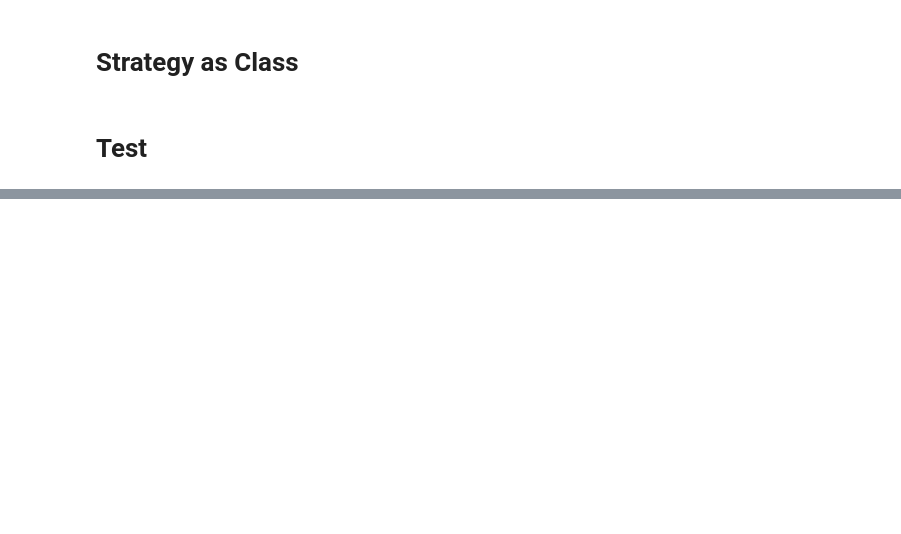
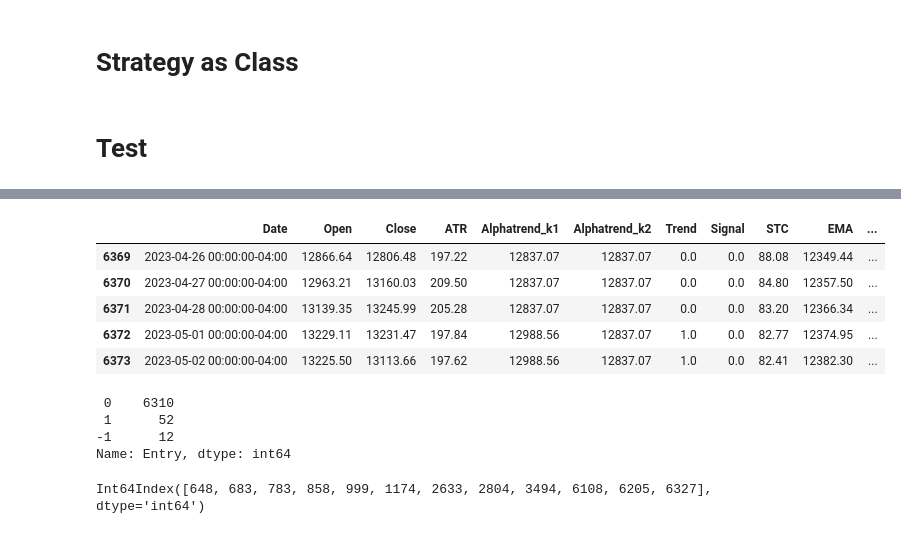
Before and after one commit to AxelRK200/strategies_backtesting, a Jupyter notebook: AT_STC_EMA_Strategy_Class.ipynb, the cells around one changed output, grey strips where cells are left out. Saved outputs shown, nothing was run; the diff lists cells and outputs as text; code cells hidden in the pictures; blank space fills up the shorter version.

```diff
--- a/AT_STC_EMA_Strategy_Class.ipynb
+++ b/AT_STC_EMA_Strategy_Class.ipynb
@@ -311,0 +394,5 @@ Wall time: 9.54 µs
+# %%
+%time
+df_signaux = x.get_entries_signals(df_indicateurs_techniques)
+df_signaux.tail()
+# %% [output]
@@ -311,0 +401,17 @@ Wall time: 9.54 µs
+|  | Date | Open | Close | ATR | Alphatrend_k1 | Alphatrend_k2 | Trend | Signal | STC | EMA | ... |
+| 6369 | 2023-04-26 00:00:00-04:00 | 12866.64 | 12806.48 | 197.22 | 12837.07 | 12837.07 | 0.0 | 0.0 | 88.08 | 12349.44 | ... |
+| 6370 | 2023-04-27 00:00:00-04:00 | 12963.21 | 13160.03 | 209.50 | 12837.07 | 12837.07 | 0.0 | 0.0 | 84.80 | 12357.50 | ... |
+| 6371 | 2023-04-28 00:00:00-04:00 | 13139.35 | 13245.99 | 205.28 | 12837.07 | 12837.07 | 0.0 | 0.0 | 83.20 | 12366.34 | ... |
+| 6372 | 2023-05-01 00:00:00-04:00 | 13229.11 | 13231.47 | 197.84 | 12988.56 | 12837.07 | 1.0 | 0.0 | 82.77 | 12374.95 | ... |
+| 6373 | 2023-05-02 00:00:00-04:00 | 13225.50 | 13113.66 | 197.62 | 12988.56 | 12837.07 | 1.0 | 0.0 | 82.41 | 12382.30 | ... |
+# %%
+df_signaux["Entry"].value_counts()
+# %% [output]
+ 0    6310
+ 1      52
+-1      12
+Name: Entry, dtype: int64
+# %%
+df_signaux.loc[ df_signaux["Entry"]==-1 ].index
+# %% [output]
+Int64Index([648, 683, 783, 858, 999, 1174, 2633, 2804, 3494, 6108, 6205, 6327], dtype='int64')
```
Also changed, not shown: parts of 18 cells of this notebook.
